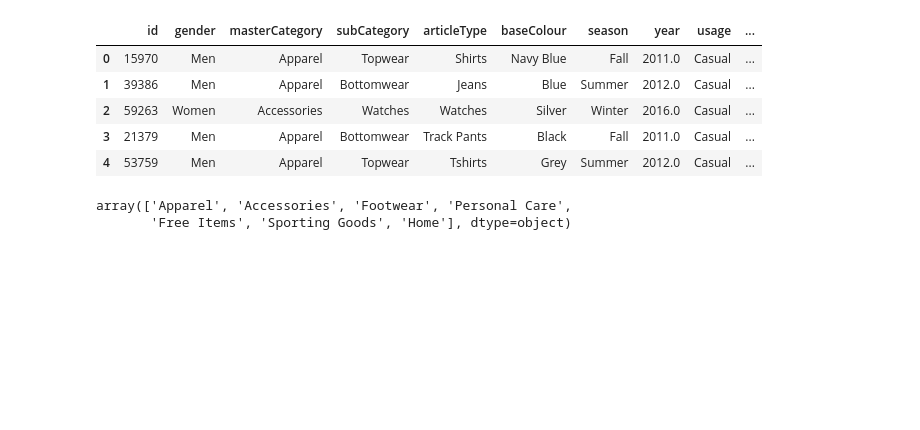
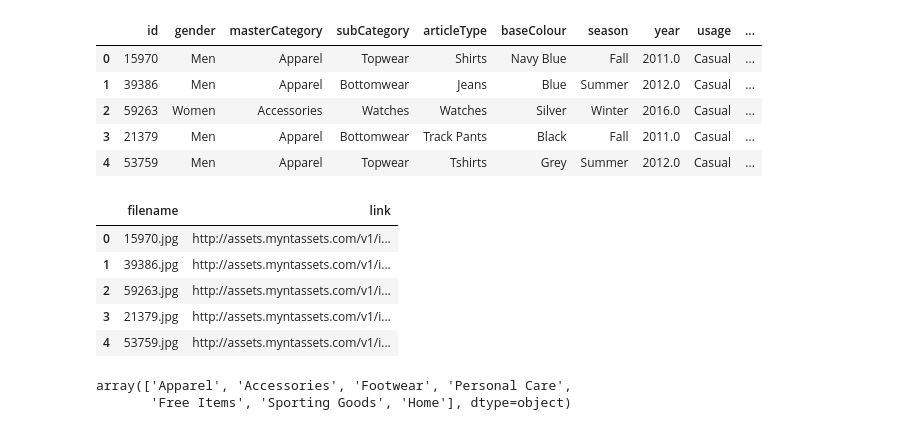
Before and after one commit to fatimafer/fashion_styles_recognition, a Jupyter notebook: GOOGLE_COLAB_classificate_fashion_style.ipynb, the cells around one changed output. Cells and saved outputs as stored; diff of their text form; code cells hidden in the pictures; blank space fills up the shorter version.

```diff
--- a/GOOGLE_COLAB_classificate_fashion_style.ipynb
+++ b/GOOGLE_COLAB_classificate_fashion_style.ipynb
@@ -142,6 +137,17 @@ data.head()
 | 2 | 59263 | Women | Accessories | Watches | Watches | Silver | Winter | 2016.0 | Casual | ... |
 | 3 | 21379 | Men | Apparel | Bottomwear | Track Pants | Black | Fall | 2011.0 | Casual | ... |
 | 4 | 53759 | Men | Apparel | Topwear | Tshirts | Grey | Summer | 2012.0 | Casual | ... |
+# %%
+url = pd.read_csv("https://raw.githubusercontent.com/fatimafer/fashion_styles_recognition/refs/heads/main/Datasets/fashion-dataset/images.csv")
+
+url.head()
+# %% [output]
+|  | filename | link |
+| 0 | 15970.jpg | http://assets.myntassets.com/v1/i... |
+| 1 | 39386.jpg | http://assets.myntassets.com/v1/i... |
+| 2 | 59263.jpg | http://assets.myntassets.com/v1/i... |
+| 3 | 21379.jpg | http://assets.myntassets.com/v1/i... |
+| 4 | 53759.jpg | http://assets.myntassets.com/v1/i... |
 # %%
 #We review which categores we have in Mater category
 data.masterCategory.unique()
```
Also changed, not shown: parts of 10 cells of this notebook.
